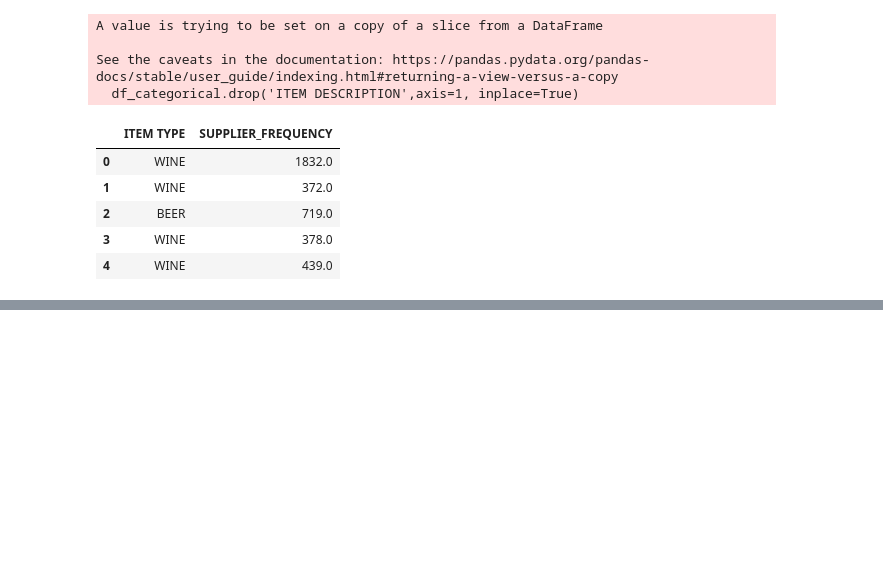
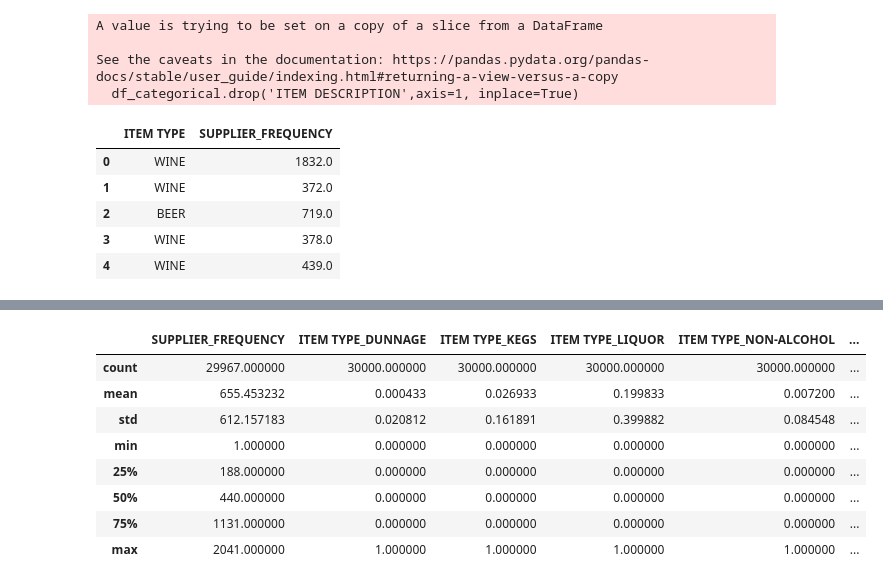
Before and after one commit to victoriamuinde07/Sales-and-Marketing-project, a Jupyter notebook: index.ipynb, the cells around one changed output, grey strips where cells are left out. Cells and saved outputs as stored; diff of their text form; code cells hidden in the pictures; blank space fills up the shorter version.

```diff
--- a/index.ipynb
+++ b/index.ipynb
@@ -201,0 +217,12 @@ See the caveats in the documentation: https://pandas.pydata.org/pandas-docs/stab
+# %%
+df_categorical.describe()
+# %% [output]
+|  | SUPPLIER_FREQUENCY | ITEM TYPE_DUNNAGE | ITEM TYPE_KEGS | ITEM TYPE_LIQUOR | ITEM TYPE_NON-ALCOHOL | ... |
+| count | 29967.000000 | 30000.000000 | 30000.000000 | 30000.000000 | 30000.000000 | ... |
+| mean | 655.453232 | 0.000433 | 0.026933 | 0.199833 | 0.007200 | ... |
+| std | 612.157183 | 0.020812 | 0.161891 | 0.399882 | 0.084548 | ... |
+| min | 1.000000 | 0.000000 | 0.000000 | 0.000000 | 0.000000 | ... |
+| 25% | 188.000000 | 0.000000 | 0.000000 | 0.000000 | 0.000000 | ... |
+| 50% | 440.000000 | 0.000000 | 0.000000 | 0.000000 | 0.000000 | ... |
+| 75% | 1131.000000 | 0.000000 | 0.000000 | 0.000000 | 0.000000 | ... |
+| max | 2041.000000 | 1.000000 | 1.000000 | 1.000000 | 1.000000 | ... |
```
Also changed, not shown: parts of 4 cells of this notebook.
